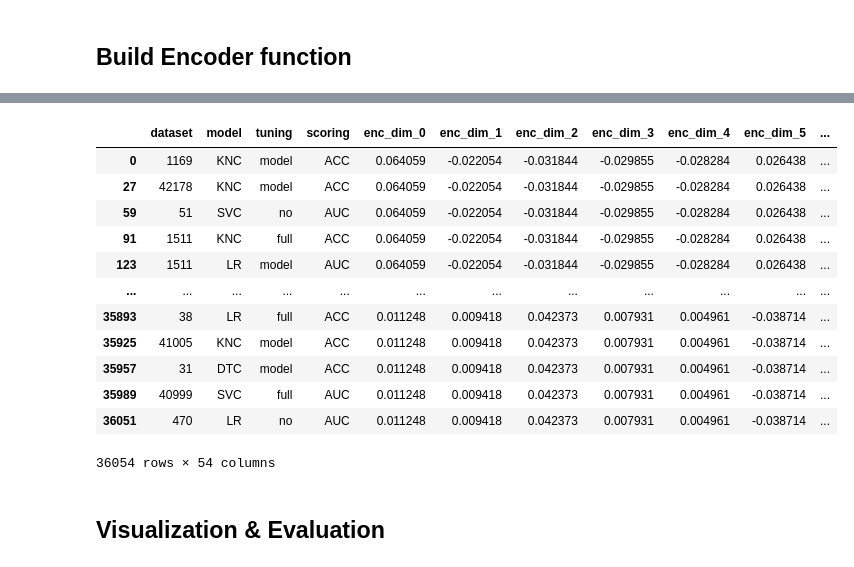
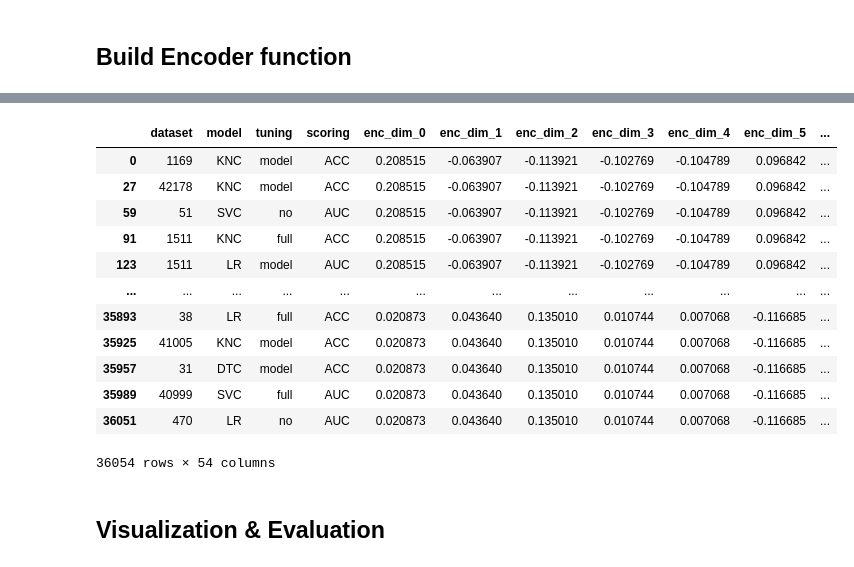
Before and after one commit to nina-prog/meta-learning-for-encoder-selection, a Jupyter notebook: notebooks/week09/week09-encoding-of-encoders.ipynb, the cells around one changed output, grey strips where cells are left out. Saved outputs shown, nothing was run; the diff lists cells and outputs as text; code cells hidden in the pictures.

Commit message:
Fix encoder encoding bug

```diff
--- a/notebooks/week09/week09-encoding-of-encoders.ipynb
+++ b/notebooks/week09/week09-encoding-of-encoders.ipynb
@@ -295,25 +295,25 @@ def poincare_encoding(path_to_graph: str, data=None, column_to_encode=None, enco
     if data is None or column_to_encode is None:
         # Rename columns to dimension_1, dimension_2, ...
         emb_df.columns = [f'dimension_{col}' for col in emb_df.columns]
-        return emb_df
+        return emb_df, model
+    else:
+        if verbosity > 0:
+            print(f"Encoding the data feature '{column_to_encode}'...")
+        if explode_dim:
+            # Rename columns to enc_dim_1, enc_dim_2, ...
+            emb_df.columns = [f'enc_dim_{col}' for col in emb_df.columns]
+            # Merge the embeddings with the data
+            encoded_data_df = data.merge(emb_df, left_on=column_to_encode, right_index=True)
+            # Drop the node column
+            encoded_data_df.drop(column_to_encode, axis=1, inplace=True)
+        else:
+            encoded_data_df = data.copy()
+            encoded_data_df[column_to_encode] = encoded_data_df[column_to_encode].apply(lambda x: model.kv.get_vector(str(x)))
 
-    if verbosity > 0:
-        print(f"Encoding the data feature '{column_to_encode}'...")
-    if explode_dim:
-        # Rename columns to enc_dim_1, enc_dim_2, ...
-        emb_df.columns = [f'enc_dim_{col}' for col in emb_df.columns]
-        # Merge the embeddings with the data
-        encoded_data_df = data.merge(emb_df, left_on=column_to_encode, right_index=True)
-        # Drop the node column
-        encoded_data_df.drop(column_to_encode, axis=1, inplace=True)
-    else:
-        encoded_data_df = data.copy()
-        encoded_data_df[column_to_encode] = encoded_data_df[column_to_encode].apply(lambda x: model.kv.get_vector(str(x)))
-
-    return encoded_data_df, model
+        return encoded_data_df, model
 # %%
 %%time
-df, model = poincare_encoding("../../data/raw/graph.adjlist", data=X_train, column_to_encode='encoder', epochs=5, explode_dim=True)
+df, model = poincare_encoding("../../data/raw/graph.adjlist", column_to_encode='encoder', data=X_train, epochs=500, explode_dim=True)
 df
 # %% [output]
 (Poincare) Embedding the graph...
@@ -323,15 +323,15 @@ Wall time: 125 ms
 |  | dataset | model | tuning | scoring | enc_dim_0 | enc_dim_1 | enc_dim_2 | enc_dim_3 | enc_dim_4 | enc_dim_5 | ... |
-| 0 | 1169 | KNC | model | ACC | 0.064059 | -0.022054 | -0.031844 | -0.029855 | -0.028284 | 0.026438 | ... |
-| 27 | 42178 | KNC | model | ACC | 0.064059 | -0.022054 | -0.031844 | -0.029855 | -0.028284 | 0.026438 | ... |
-| 59 | 51 | SVC | no | AUC | 0.064059 | -0.022054 | -0.031844 | -0.029855 | -0.028284 | 0.026438 | ... |
-| 91 | 1511 | KNC | full | ACC | 0.064059 | -0.022054 | -0.031844 | -0.029855 | -0.028284 | 0.026438 | ... |
-| 123 | 1511 | LR | model | AUC | 0.064059 | -0.022054 | -0.031844 | -0.029855 | -0.028284 | 0.026438 | ... |
+| 0 | 1169 | KNC | model | ACC | 0.208515 | -0.063907 | -0.113921 | -0.102769 | -0.104789 | 0.096842 | ... |
+| 27 | 42178 | KNC | model | ACC | 0.208515 | -0.063907 | -0.113921 | -0.102769 | -0.104789 | 0.096842 | ... |
+| 59 | 51 | SVC | no | AUC | 0.208515 | -0.063907 | -0.113921 | -0.102769 | -0.104789 | 0.096842 | ... |
+| 91 | 1511 | KNC | full | ACC | 0.208515 | -0.063907 | -0.113921 | -0.102769 | -0.104789 | 0.096842 | ... |
+| 123 | 1511 | LR | model | AUC | 0.208515 | -0.063907 | -0.113921 | -0.102769 | -0.104789 | 0.096842 | ... |
 | ... | ... | ... | ... | ... | ... | ... | ... | ... | ... | ... | ... |
-| 35893 | 38 | LR | full | ACC | 0.011248 | 0.009418 | 0.042373 | 0.007931 | 0.004961 | -0.038714 | ... |
-| 35925 | 41005 | KNC | model | ACC | 0.011248 | 0.009418 | 0.042373 | 0.007931 | 0.004961 | -0.038714 | ... |
-| 35957 | 31 | DTC | model | ACC | 0.011248 | 0.009418 | 0.042373 | 0.007931 | 0.004961 | -0.038714 | ... |
-| 35989 | 40999 | SVC | full | AUC | 0.011248 | 0.009418 | 0.042373 | 0.007931 | 0.004961 | -0.038714 | ... |
-| 36051 | 470 | LR | no | AUC | 0.011248 | 0.009418 | 0.042373 | 0.007931 | 0.004961 | -0.038714 | ... |
+| 35893 | 38 | LR | full | ACC | 0.020873 | 0.043640 | 0.135010 | 0.010744 | 0.007068 | -0.116685 | ... |
+| 35925 | 41005 | KNC | model | ACC | 0.020873 | 0.043640 | 0.135010 | 0.010744 | 0.007068 | -0.116685 | ... |
+| 35957 | 31 | DTC | model | ACC | 0.020873 | 0.043640 | 0.135010 | 0.010744 | 0.007068 | -0.116685 | ... |
+| 35989 | 40999 | SVC | full | AUC | 0.020873 | 0.043640 | 0.135010 | 0.010744 | 0.007068 | -0.116685 | ... |
+| 36051 | 470 | LR | no | AUC | 0.020873 | 0.043640 | 0.135010 | 0.010744 | 0.007068 | -0.116685 | ... |
 36054 rows × 54 columns
 # %% [markdown]
 ## Visualization & Evaluation
```
Also changed, not shown: parts of 3 cells of this notebook, 1 other file.
